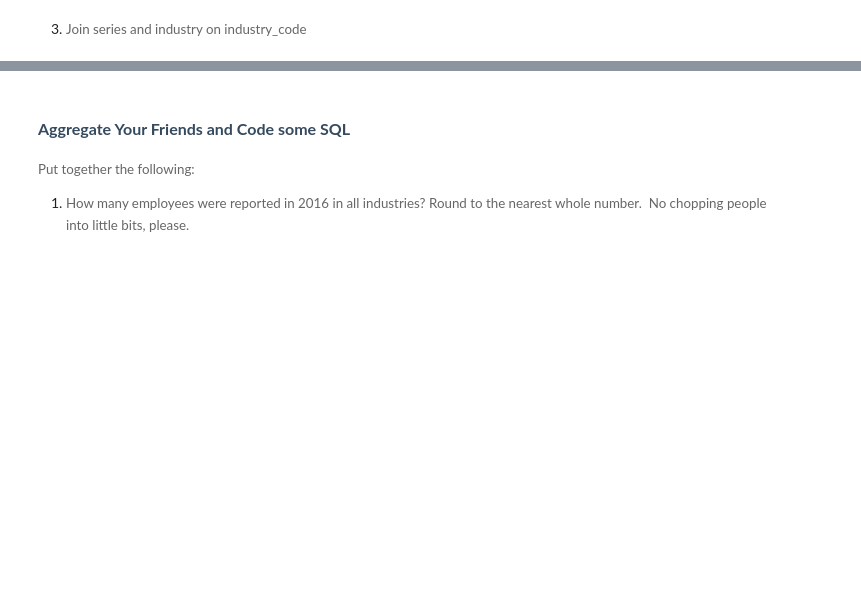
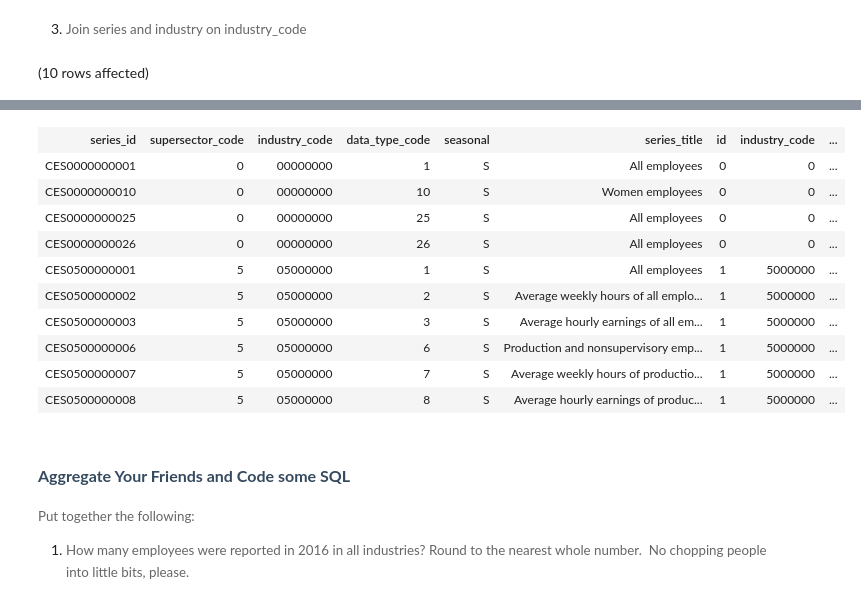
Before and after one commit to yayasanya/Assignment3_9to5, a Jupyter notebook: 9to5.ipynb, the cells around one changed output, grey strips where cells are left out. Saved outputs shown, nothing was run; the diff lists cells and outputs as text; code cells hidden in the pictures; blank space fills up the shorter version.

```diff
--- a/9to5.ipynb
+++ b/9to5.ipynb
@@ -60,2 +136,8 @@ To add a photo, diagram or document to your file, drop the file into the folder
 # %% [markdown]
 3. <span style="background-color: rgb(255, 255, 255); font-size: 10pt; white-space: pre-wrap; color: rgb(102, 102, 102); font-family: Arvo, serif;">Join series and industry on industry_code</span>
+# %%
+SELECT TOP 10 * FROM LaborStatisticsDB.dbo.series as s
+FULL JOIN LaborStatisticsDB.dbo.industry as i
+ON s.industry_code=i.industry_code
+# %% [output]
+(10 rows affected)
@@ -62,3 +145,14 @@ To add a photo, diagram or document to your file, drop the file into the folder
+| series_id | supersector_code | industry_code | data_type_code | seasonal | series_title | id | industry_code | ... |
+| CES0000000001 | 0 | 00000000 | 1 | S | All employees | 0 | 0 | ... |
+| CES0000000010 | 0 | 00000000 | 10 | S | Women employees | 0 | 0 | ... |
+| CES0000000025 | 0 | 00000000 | 25 | S | All employees | 0 | 0 | ... |
+| CES0000000026 | 0 | 00000000 | 26 | S | All employees | 0 | 0 | ... |
+| CES0500000001 | 5 | 05000000 | 1 | S | All employees | 1 | 5000000 | ... |
+| CES0500000002 | 5 | 05000000 | 2 | S | Average weekly hours of all emplo... | 1 | 5000000 | ... |
+| CES0500000003 | 5 | 05000000 | 3 | S | Average hourly earnings of all em... | 1 | 5000000 | ... |
+| CES0500000006 | 5 | 05000000 | 6 | S | Production and nonsupervisory emp... | 1 | 5000000 | ... |
+| CES0500000007 | 5 | 05000000 | 7 | S | Average weekly hours of productio... | 1 | 5000000 | ... |
+| CES0500000008 | 5 | 05000000 | 8 | S | Average hourly earnings of produc... | 1 | 5000000 | ... |
 # %% [markdown]
 ## <span style="font-size: 12pt; font-family: Montserrat, sans-serif; color: rgb(53, 74, 95); background-color: rgb(255, 255, 255); font-weight: 700; font-variant-numeric: normal; font-variant-east-asian: normal; vertical-align: baseline; white-space: pre-wrap;">Aggregate Your Friends and Code some SQL</span>
 
```
Also changed, not shown: parts of 27 cells of this notebook, 1 other file.
